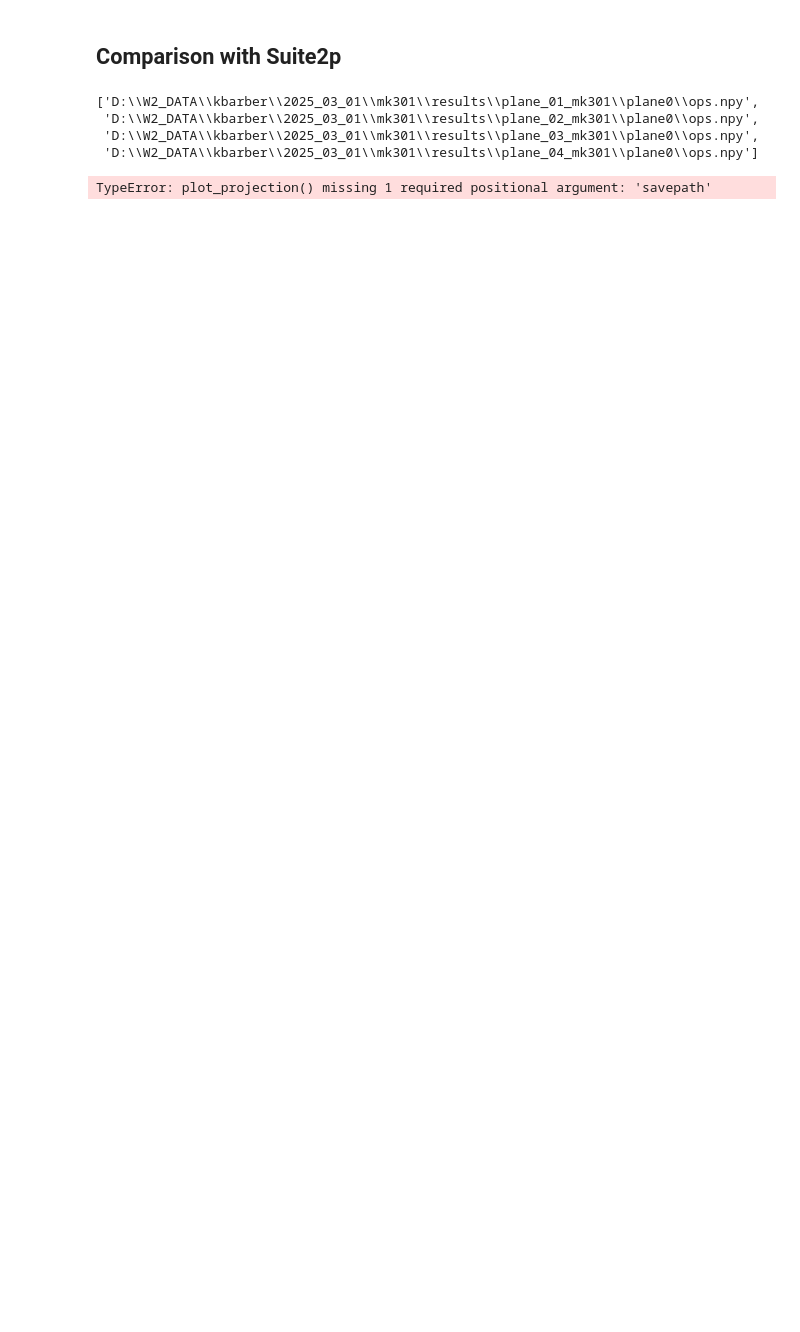
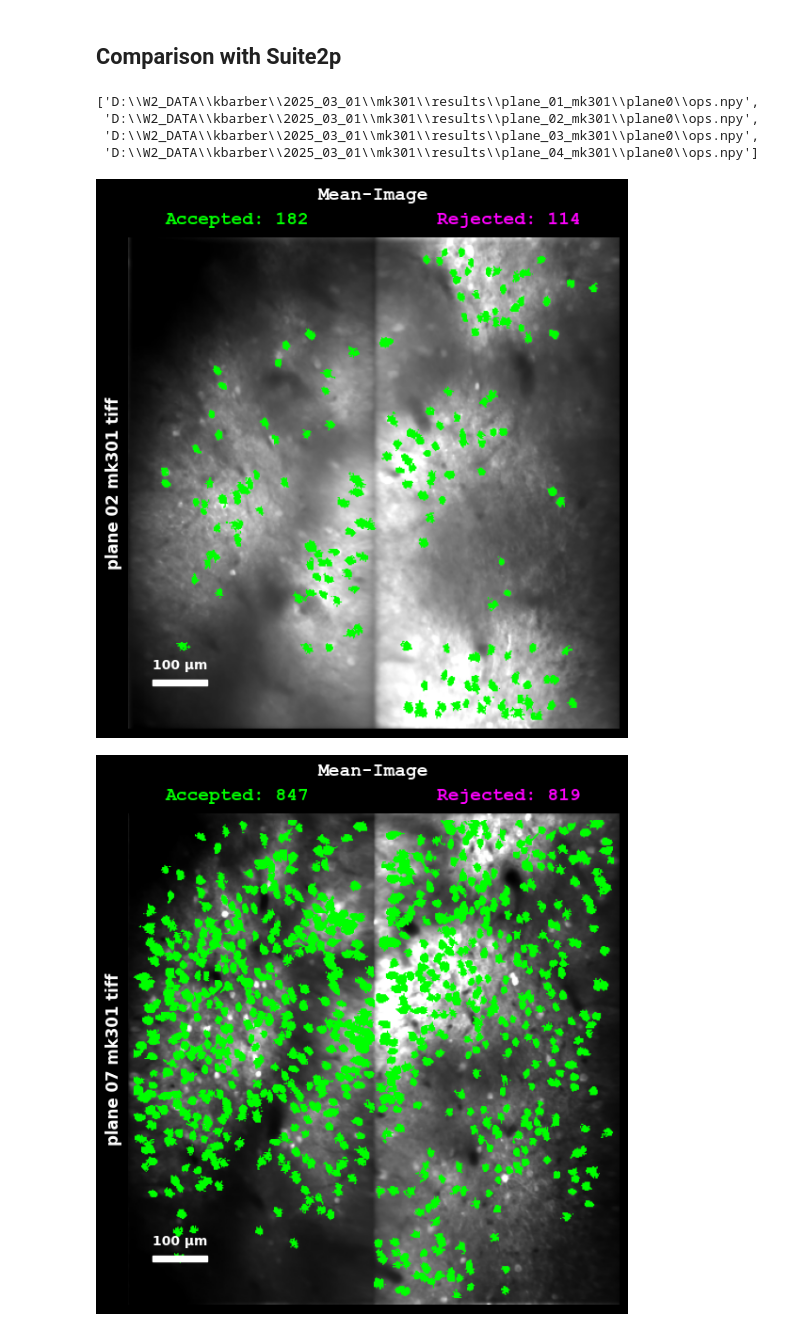
Before and after one commit to MillerBrainObservatory/EXTRACT-public, a Jupyter notebook: mbo_notebooks/extract.ipynb, the cells around one changed output. Cells and saved outputs as stored; diff of their text form; code cells hidden in the pictures; blank space fills up the shorter version.

```diff
--- a/mbo_notebooks/extract.ipynb
+++ b/mbo_notebooks/extract.ipynb
@@ -115,18 +212,18 @@ for f in files:
 # %% [markdown]
 ## Comparison with Suite2p
 # %%
-files = mbo.get_files(r"D:\W2_DATA\kbarber\2025_03_01\mk301\results", "ops.npy", 3)
-files[:4]
+files_s2p = mbo.get_files(r"D:\W2_DATA\kbarber\2025_03_01\mk301\results", "ops.npy", 3)
+files_s2p[:4]
 # %% [output]
 ['D:\\W2_DATA\\kbarber\\2025_03_01\\mk301\\results\\plane_01_mk301\\plane0\\ops.npy',
  'D:\\W2_DATA\\kbarber\\2025_03_01\\mk301\\results\\plane_02_mk301\\plane0\\ops.npy',
  'D:\\W2_DATA\\kbarber\\2025_03_01\\mk301\\results\\plane_03_mk301\\plane0\\ops.npy',
  'D:\\W2_DATA\\kbarber\\2025_03_01\\mk301\\results\\plane_04_mk301\\plane0\\ops.npy']
 # %%
-for i, f in enumerate(files):
-    if i == 0:
+for i, f in enumerate(files_s2p):
+    if i in [1, 6, 13]:
         op = lsp.load_ops(f)
-        lsp.plot_projection(op, savepath="", add_scalebar=True, proj="meanImg", display_masks=True, accepted_only=True, fig_label=op["tiff_list"])
-# lsp.plot_projection
+        lsp.plot_projection(op, savepath="", add_scalebar=True, proj="meanImg", display_masks=True, accepted_only=True, fig_label=op["tiff_list"][0])
 # %% [output]
-TypeError: plot_projection() missing 1 required positional argument: 'savepath'
+[figure, added]
+[figure, added]
```
Also changed, not shown: parts of 18 cells of this notebook, 2 other files.
